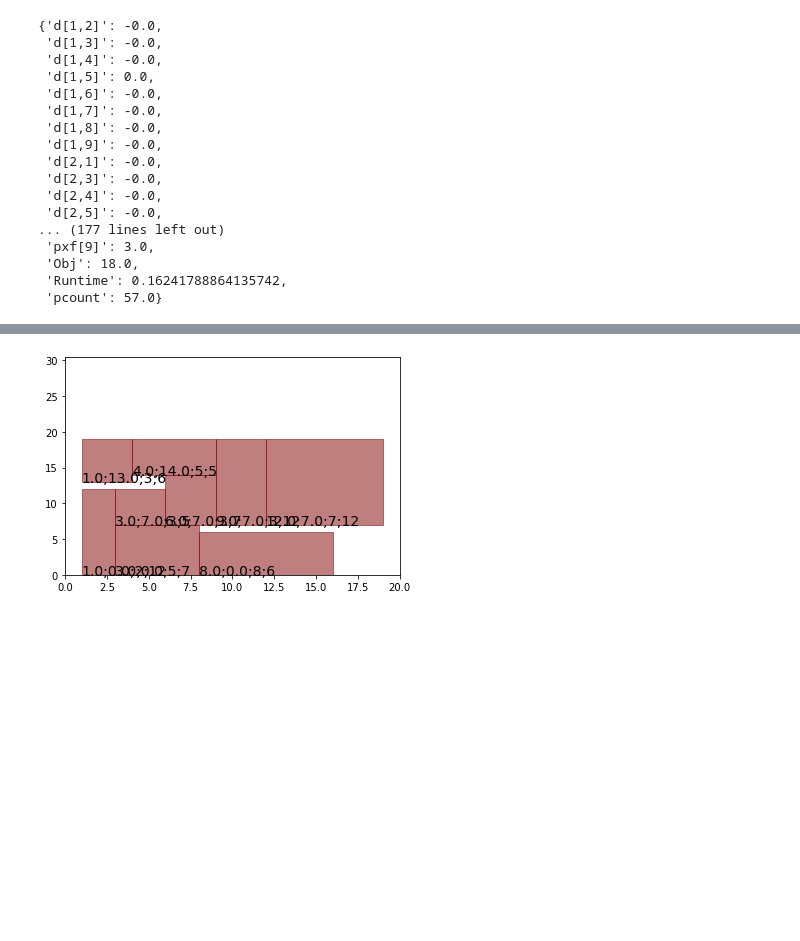
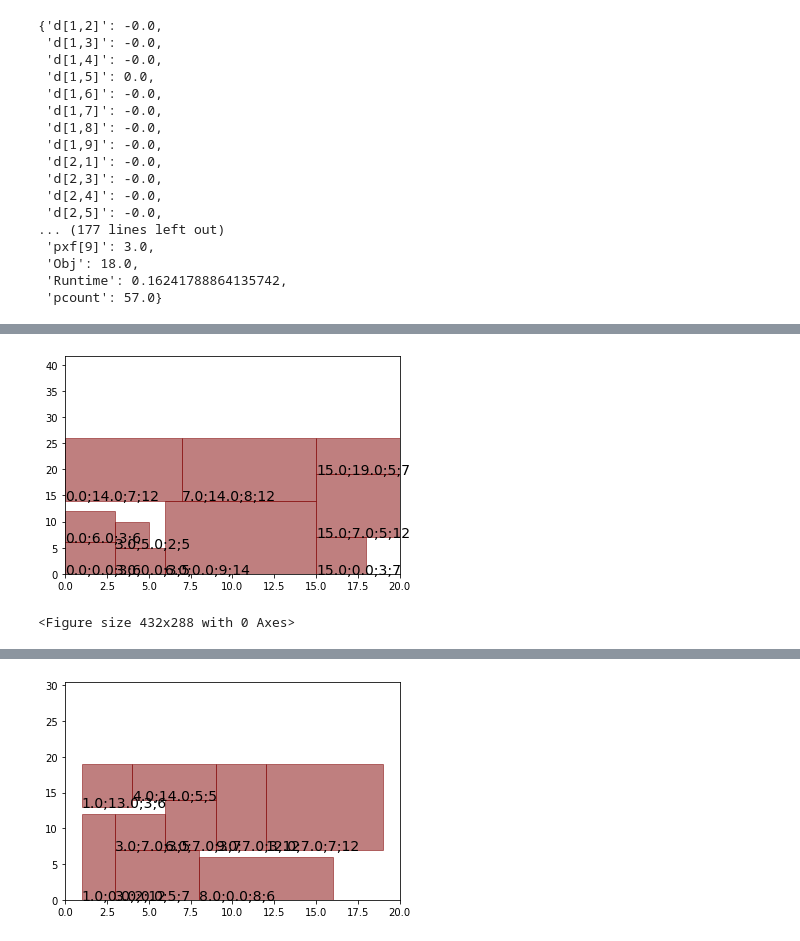
Before and after one commit to Chang970605/bap, a Jupyter notebook: 2dspp/未命名.ipynb, the cells around one changed output, grey strips where cells are left out. Saved outputs shown, nothing was run; the diff lists cells and outputs as text; code cells hidden in the pictures; blank space fills up the shorter version.

```diff
--- a/2dspp/未命名.ipynb
+++ b/2dspp/未命名.ipynb
@@ -331,3 +334,8 @@ p = [1 for i in range(9)]
+# %%
+sketch_map(20, ww, hh, x, y, p, 'test')
+# %% [output]
+[figure, added]
+<Figure size 432x288 with 0 Axes>
 # %%
 sketch_map(20, ww, hh, x, y, p, 'test')
 # %% [output]
```
Also changed, not shown: parts of 17 cells of this notebook, 5 other files.
